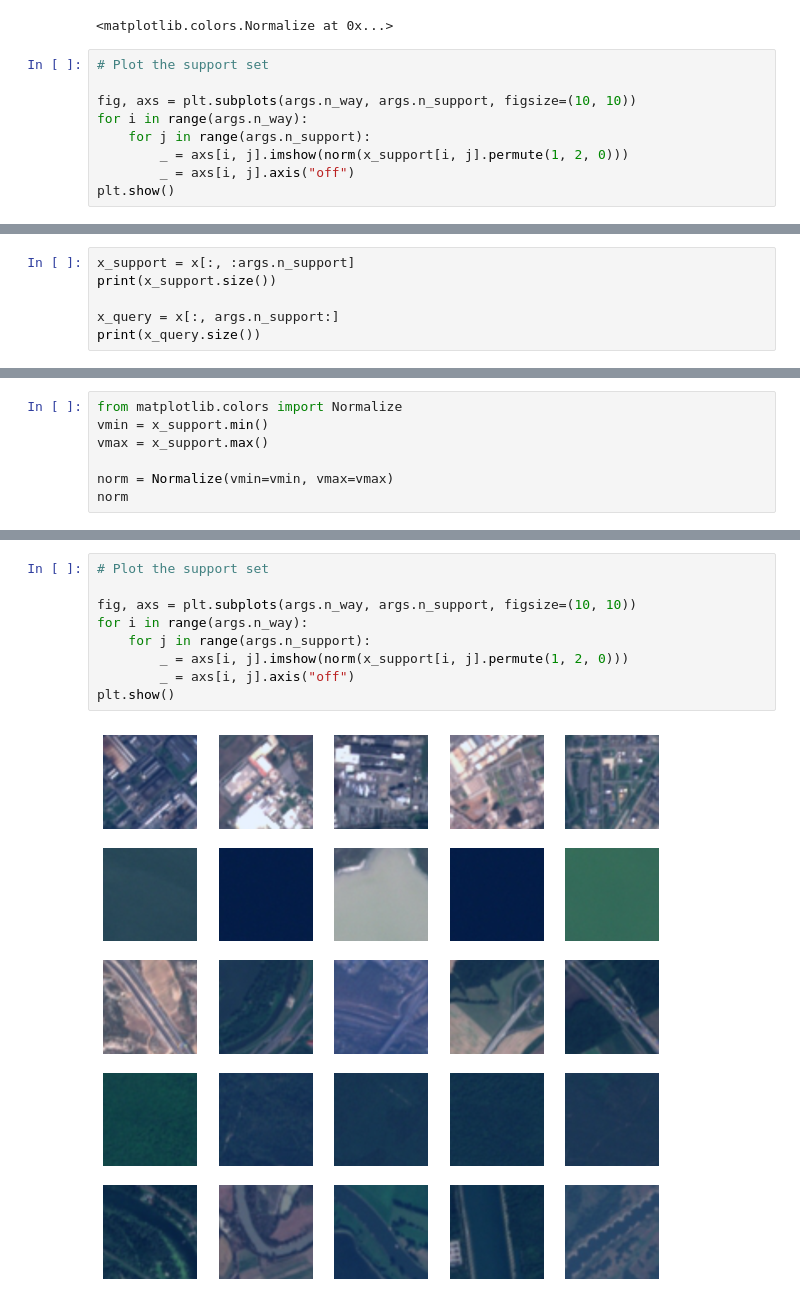
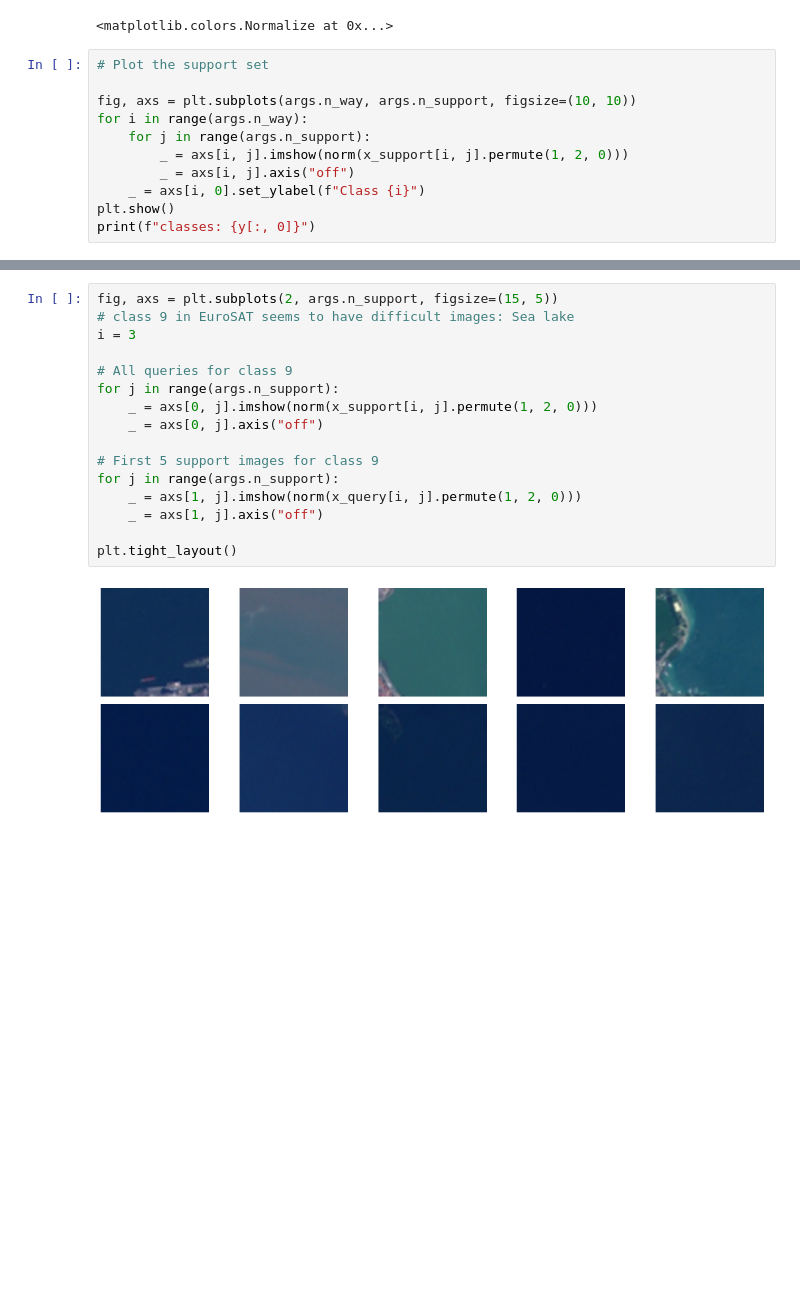
Before and after one commit to jl3720/cross-domain-fsl, a Jupyter notebook: notebooks/clip_protonet.ipynb, the cells around one changed output, grey strips where cells are left out. Cells and saved outputs as stored; diff of their text form; blank space fills up the shorter version.

```diff
--- a/notebooks/clip_protonet.ipynb
+++ b/notebooks/clip_protonet.ipynb
@@ -246,5 +248,7 @@ for i in range(args.n_way):
     for j in range(args.n_support):
         _ = axs[i, j].imshow(norm(x_support[i, j].permute(1, 2, 0)))
         _ = axs[i, j].axis("off")
+    _ = axs[i, 0].set_ylabel(f"Class {i}")
 plt.show()
+print(f"classes: {y[:, 0]}")
 # %% [output]
@@ -273,6 +256,0 @@ tensor([[4, 4, 4, 4, 4, 4, 4, 4, 4, 4, 4, 4, 4, 4, 4, 4, 4, 4, 4, 4],
-# %%
-x_support = x[:, :args.n_support]
-print(x_support.size())
-
-x_query = x[:, args.n_support:]
-print(x_query.size())
@@ -300,7 +256,0 @@ Text(0, 0.5, 'Density')
-# %%
-from matplotlib.colors import Normalize
-vmin = x_support.min()
-vmax = x_support.max()
-
-norm = Normalize(vmin=vmin, vmax=vmax)
-norm
@@ -309,11 +257,18 @@ norm
 # %%
-# Plot the support set
+fig, axs = plt.subplots(2, args.n_support, figsize=(15, 5))
+# class 9 in EuroSAT seems to have difficult images: Sea lake
+i = 3
 
-fig, axs = plt.subplots(args.n_way, args.n_support, figsize=(10, 10))
-for i in range(args.n_way):
-    for j in range(args.n_support):
-        _ = axs[i, j].imshow(norm(x_support[i, j].permute(1, 2, 0)))
-        _ = axs[i, j].axis("off")
-plt.show()
+# All queries for class 9
+for j in range(args.n_support):
+    _ = axs[0, j].imshow(norm(x_support[i, j].permute(1, 2, 0)))
+    _ = axs[0, j].axis("off")
+
+# First 5 support images for class 9
+for j in range(args.n_support):
+    _ = axs[1, j].imshow(norm(x_query[i, j].permute(1, 2, 0)))
+    _ = axs[1, j].axis("off")
+
+plt.tight_layout()
 # %% [output]
-[figure, old version]
+[figure, new version]
```
Also changed, not shown: parts of 16 cells of this notebook, 2 other files.
